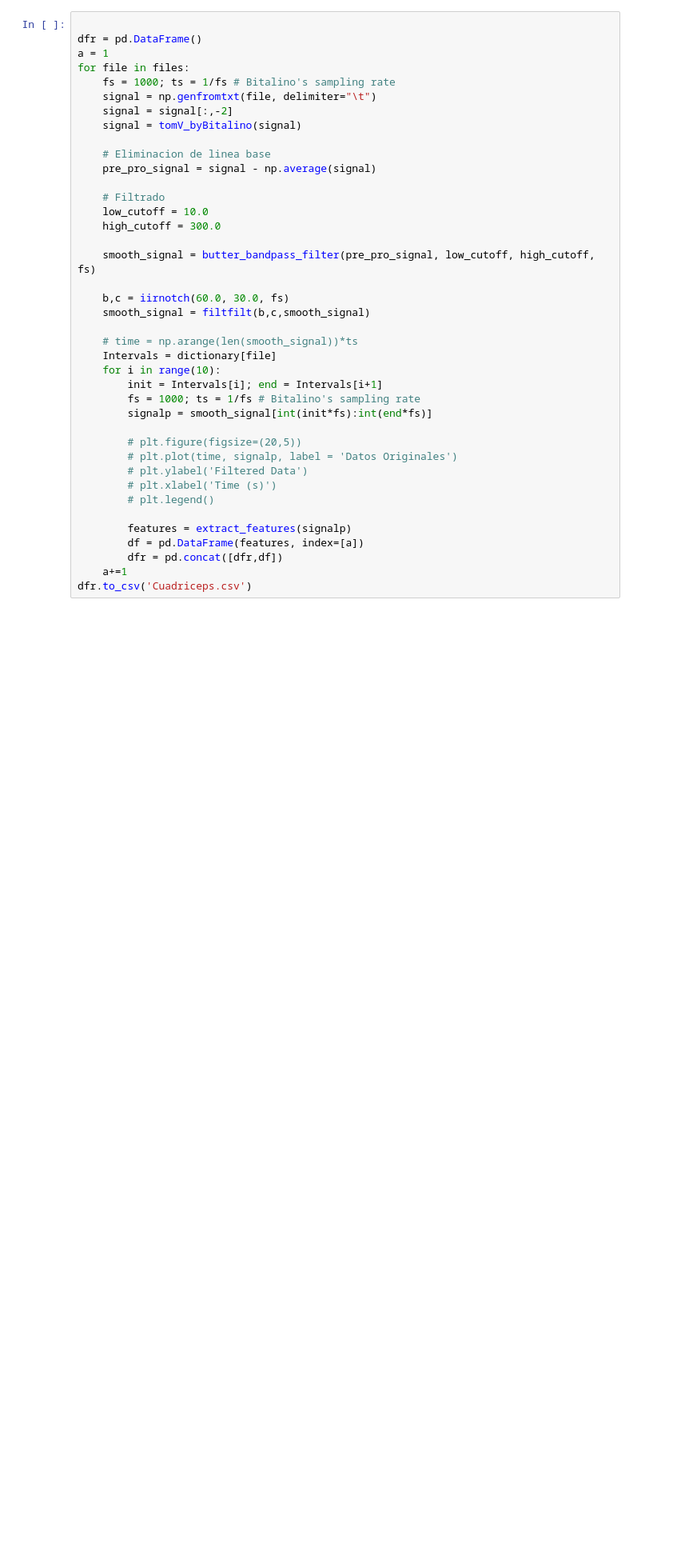
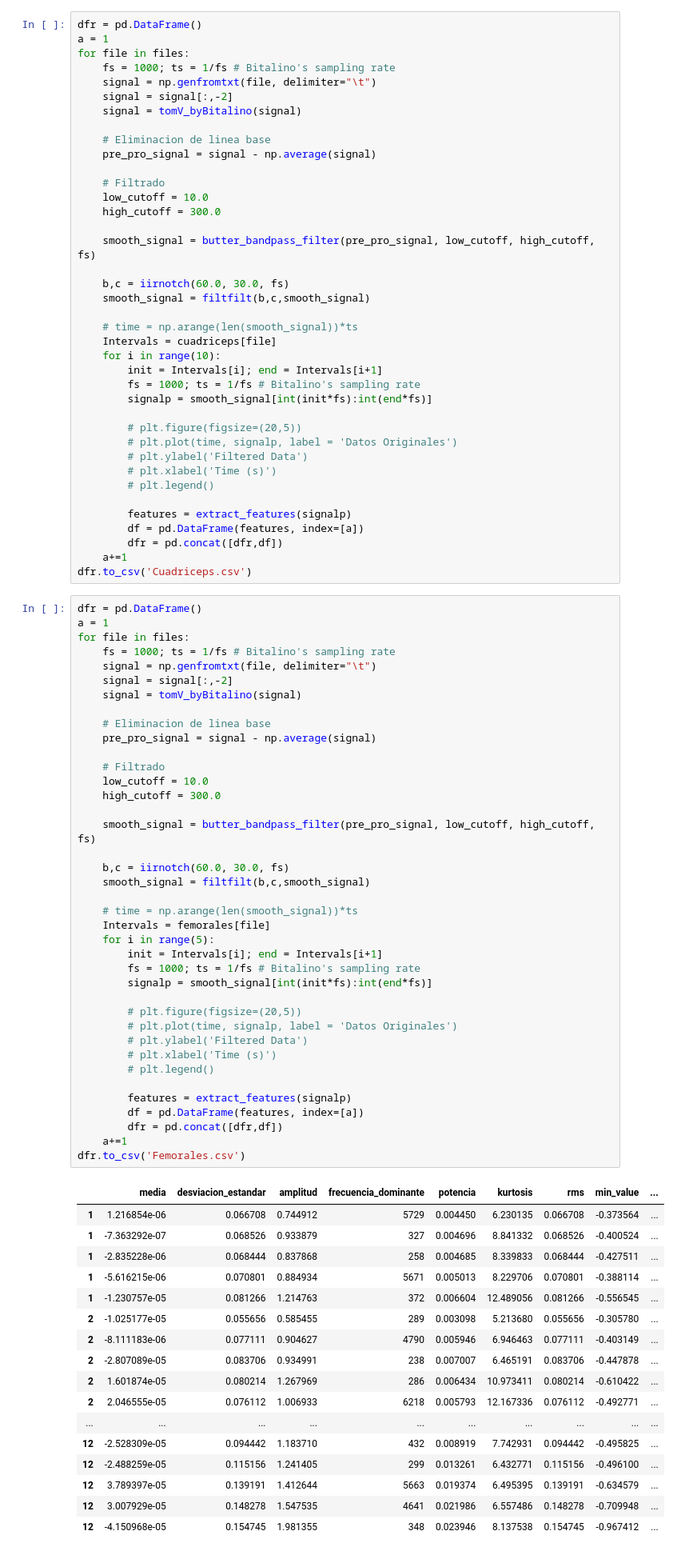
Before and after one commit to Grupo2-IntroduccionSenalesMedicas/S_biomedica, a Jupyter notebook: ISB Pruebas experimentales/Tratamiento de señal.ipynb, the cells around one changed output. Shown at 80% size. Drawn from its saved outputs; the diff is of its cells as text; blank space fills up the shorter version.

```diff
--- a/ISB Pruebas experimentales/Tratamiento de señal.ipynb
+++ b/ISB Pruebas experimentales/Tratamiento de señal.ipynb
@@ -149,5 +176,4 @@ print(dictionary)
 # %%
-
 dfr = pd.DataFrame()
 a = 1
 for file in files:
@@ -169,7 +195,7 @@ for file in files:
     smooth_signal = filtfilt(b,c,smooth_signal)
 
     # time = np.arange(len(smooth_signal))*ts
-    Intervals = dictionary[file]
+    Intervals = cuadriceps[file]
     for i in range(10):
         init = Intervals[i]; end = Intervals[i+1]
         fs = 1000; ts = 1/fs # Bitalino's sampling rate
@@ -186,6 +212,63 @@ for file in files:
         dfr = pd.concat([dfr,df])
     a+=1
 dfr.to_csv('Cuadriceps.csv')
+# %%
+dfr = pd.DataFrame()
+a = 1
+for file in files:
+    fs = 1000; ts = 1/fs # Bitalino's sampling rate
+    signal = np.genfromtxt(file, delimiter="\t")
+    signal = signal[:,-2]
+    signal = tomV_byBitalino(signal)
+
+    # Eliminacion de linea base
+    pre_pro_signal = signal - np.average(signal)
+
+    # Filtrado
+    low_cutoff = 10.0
+    high_cutoff = 300.0
+
+    smooth_signal = butter_bandpass_filter(pre_pro_signal, low_cutoff, high_cutoff, fs)
+
+    b,c = iirnotch(60.0, 30.0, fs)
+    smooth_signal = filtfilt(b,c,smooth_signal)
+
+    # time = np.arange(len(smooth_signal))*ts
+    Intervals = femorales[file]
+    for i in range(5):
+        init = Intervals[i]; end = Intervals[i+1]
+        fs = 1000; ts = 1/fs # Bitalino's sampling rate
+        signalp = smooth_signal[int(init*fs):int(end*fs)]
+
+        # plt.figure(figsize=(20,5))
+        # plt.plot(time, signalp, label = 'Datos Originales')
+        # plt.ylabel('Filtered Data')
+        # plt.xlabel('Time (s)')
+        # plt.legend()
+
+        features = extract_features(signalp)
+        df = pd.DataFrame(features, index=[a])
+        dfr = pd.concat([dfr,df])
+    a+=1
+dfr.to_csv('Femorales.csv')
+# %% [output]
+|  | media | desviacion_estandar | amplitud | frecuencia_dominante | potencia | kurtosis | rms | min_value | ... |
+| 1 | 1.216854e-06 | 0.066708 | 0.744912 | 5729 | 0.004450 | 6.230135 | 0.066708 | -0.373564 | ... |
+| 1 | -7.363292e-07 | 0.068526 | 0.933879 | 327 | 0.004696 | 8.841332 | 0.068526 | -0.400524 | ... |
+| 1 | -2.835228e-06 | 0.068444 | 0.837868 | 258 | 0.004685 | 8.339833 | 0.068444 | -0.427511 | ... |
+| 1 | -5.616215e-06 | 0.070801 | 0.884934 | 5671 | 0.005013 | 8.229706 | 0.070801 | -0.388114 | ... |
+| 1 | -1.230757e-05 | 0.081266 | 1.214763 | 372 | 0.006604 | 12.489056 | 0.081266 | -0.556545 | ... |
+| 2 | -1.025177e-05 | 0.055656 | 0.585455 | 289 | 0.003098 | 5.213680 | 0.055656 | -0.305780 | ... |
+| 2 | -8.111183e-06 | 0.077111 | 0.904627 | 4790 | 0.005946 | 6.946463 | 0.077111 | -0.403149 | ... |
+| 2 | -2.807089e-05 | 0.083706 | 0.934991 | 238 | 0.007007 | 6.465191 | 0.083706 | -0.447878 | ... |
+| 2 | 1.601874e-05 | 0.080214 | 1.267969 | 286 | 0.006434 | 10.973411 | 0.080214 | -0.610422 | ... |
+| 2 | 2.046555e-05 | 0.076112 | 1.006933 | 6218 | 0.005793 | 12.167336 | 0.076112 | -0.492771 | ... |
+| ... | ... | ... | ... | ... | ... | ... | ... | ... | ... |
+| 12 | -2.528309e-05 | 0.094442 | 1.183710 | 432 | 0.008919 | 7.742931 | 0.094442 | -0.495825 | ... |
+| 12 | -2.488259e-05 | 0.115156 | 1.241405 | 299 | 0.013261 | 6.432771 | 0.115156 | -0.496100 | ... |
+| 12 | 3.789397e-05 | 0.139191 | 1.412644 | 5663 | 0.019374 | 6.495395 | 0.139191 | -0.634579 | ... |
+| 12 | 3.007929e-05 | 0.148278 | 1.547535 | 4641 | 0.021986 | 6.557486 | 0.148278 | -0.709948 | ... |
+| 12 | -4.150968e-05 | 0.154745 | 1.981355 | 348 | 0.023946 | 8.137538 | 0.154745 | -0.967412 | ... |
 # %%
 #import biosignalsnotebooks as bsnb
 
```
Also changed, not shown: parts of 3 cells of this notebook.
